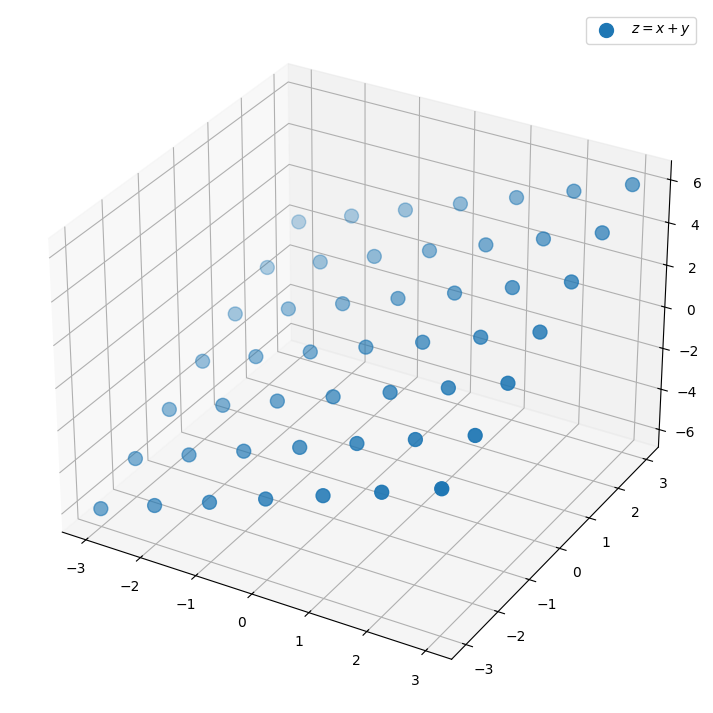
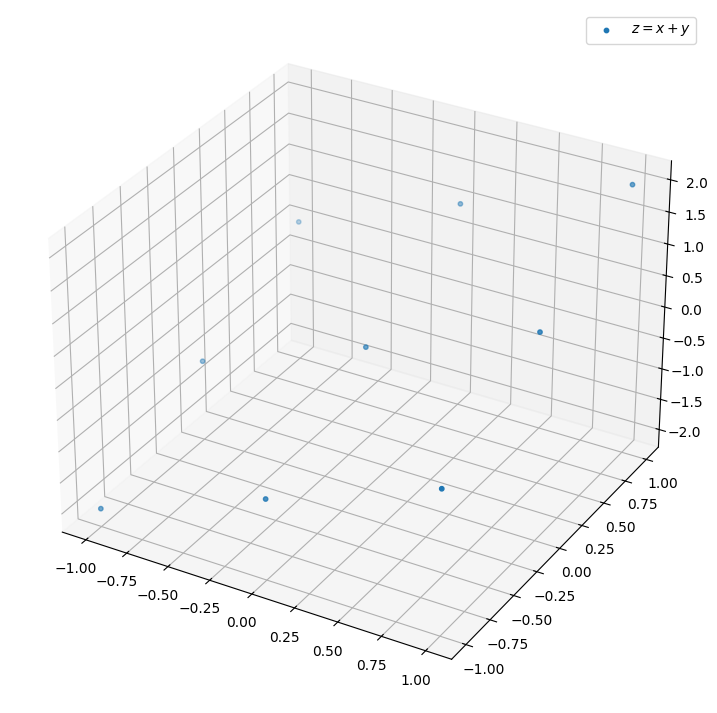
Code edit (unified diff) that turned the first committed figure into the second:
--- before
+++ after
@@ -2,5 +2,5 @@
 fig = plt.figure(figsize = (9,9))
 ax = fig.add_subplot(111, projection = '3d')
-ax.scatter(X, Y, Z, s = 100, label = '$z=x+y$')
+ax.scatter(X, Y, Z, s = 10, label = '$z=x+y$')
 ax.legend()
 plt.show()

Commit: wip